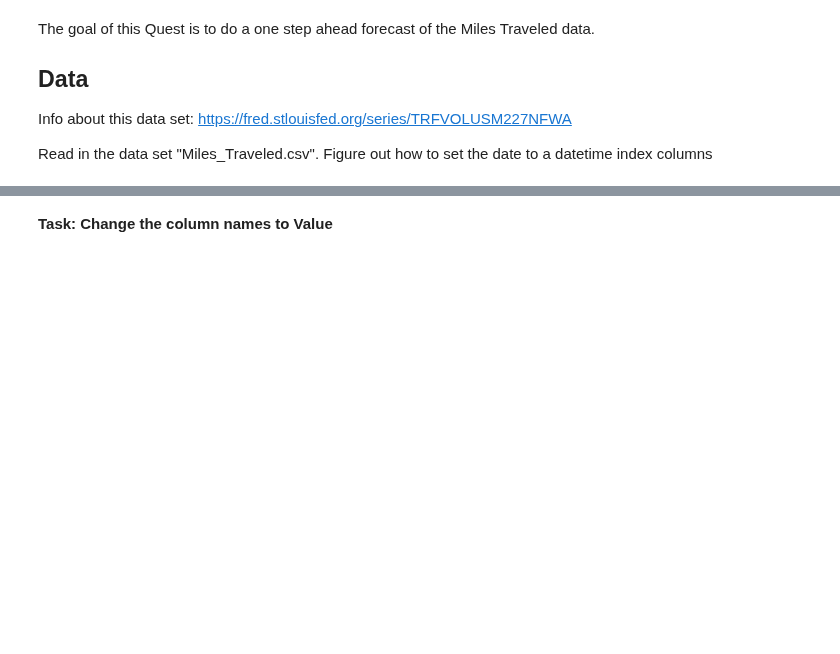
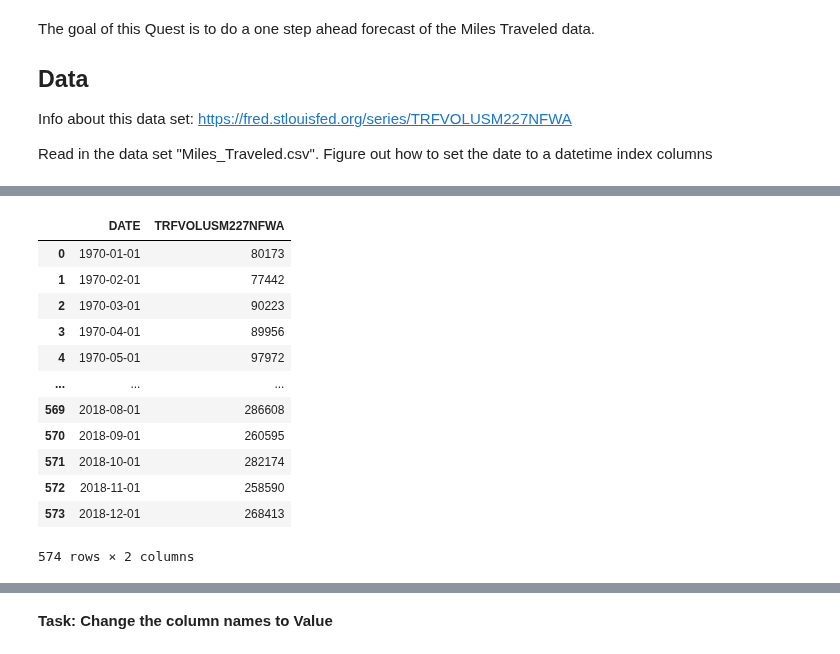
Before and after one commit to bigmoletos/WildCodeSchool_formation_IA_nov2023, a Jupyter notebook: quêtes/Semaine12/FD_LSTM_for_Miles_Traveled_Time_Series_Forecasting.ipynb, the cells around one changed output, grey strips where cells are left out. Drawn from its saved outputs; the diff is of its cells as text; code cells hidden in the pictures; blank space fills up the shorter version.

```diff
--- a/quêtes/Semaine12/FD_LSTM_for_Miles_Traveled_Time_Series_Forecasting.ipynb
+++ b/quêtes/Semaine12/FD_LSTM_for_Miles_Traveled_Time_Series_Forecasting.ipynb
@@ -17,0 +92,20 @@ path="https://raw.githubusercontent.com/crajapax/GDAtrack3b/main/Miles_Traveled.
+# %%
+df_original=pd.read_csv('Miles_Traveled.csv')
+# %%
+df=df_original.copy()
+# %%
+df
+# %% [output]
+|  | DATE | TRFVOLUSM227NFWA |
+| 0 | 1970-01-01 | 80173 |
+| 1 | 1970-02-01 | 77442 |
+| 2 | 1970-03-01 | 90223 |
+| 3 | 1970-04-01 | 89956 |
+| 4 | 1970-05-01 | 97972 |
+| ... | ... | ... |
+| 569 | 2018-08-01 | 286608 |
+| 570 | 2018-09-01 | 260595 |
+| 571 | 2018-10-01 | 282174 |
+| 572 | 2018-11-01 | 258590 |
+| 573 | 2018-12-01 | 268413 |
+574 rows × 2 columns
```
Also changed, not shown: parts of 13 cells of this notebook, 1 other file.
